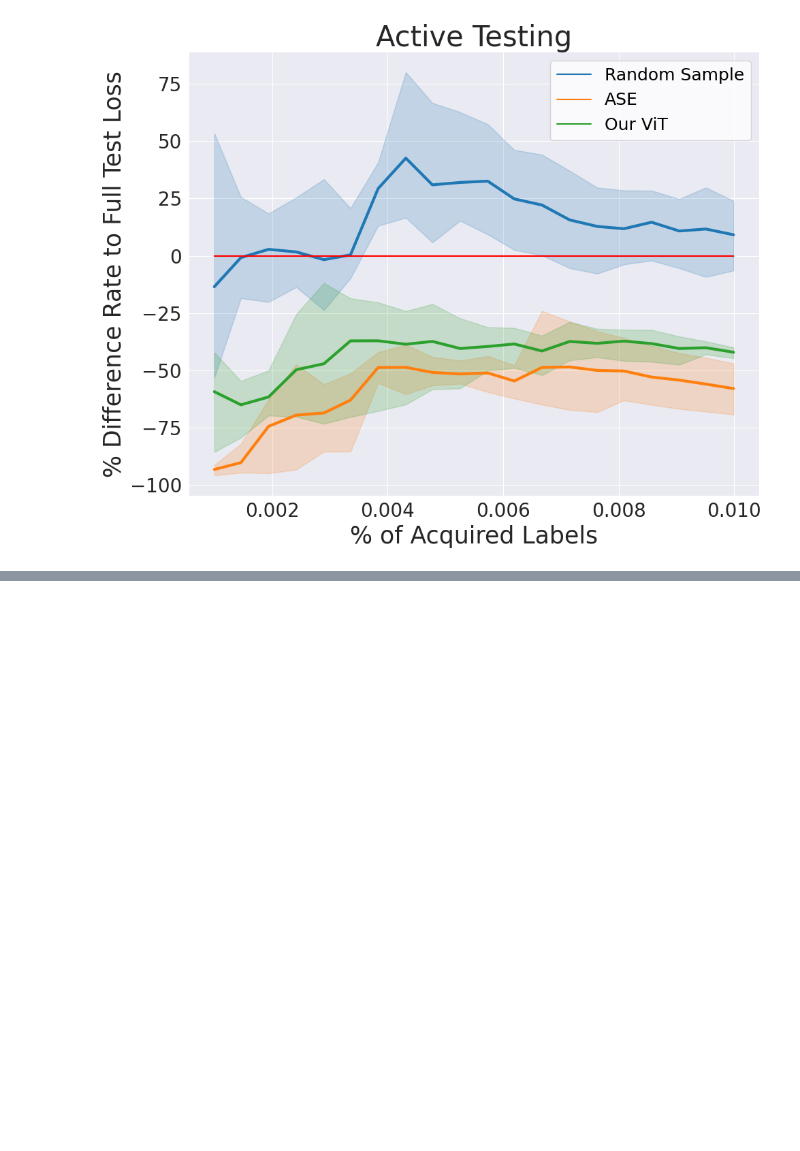
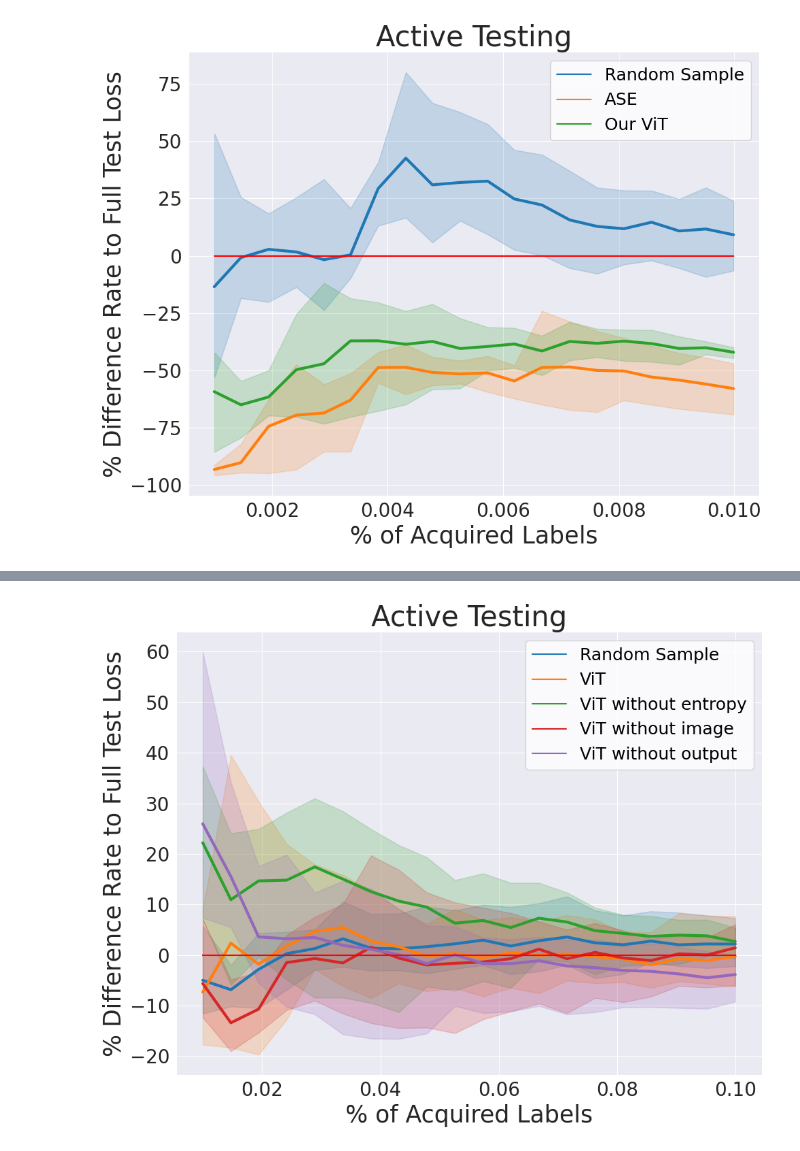
Before and after one commit to susanbao/pytorch-segmentation, a Jupyter notebook: active_testing_figure_simple.ipynb, the cells around one changed output, grey strips where cells are left out. Saved outputs shown, nothing was run; the diff lists cells and outputs as text; code cells hidden in the pictures; blank space fills up the shorter version.

```diff
--- a/active_testing_figure_simple.ipynb
+++ b/active_testing_figure_simple.ipynb
@@ -194,0 +243,17 @@ plot_all_diff_precentage_figure(results, test_whole_data, sample_size_threshold,
+# %%
+# 16x16, model input
+method_dict = {"random sample": "Random Sample", "ViT without entropy": "ViT without entropy", "ViT without image": "ViT without image", "ViT without output": "ViT without output", "ViT region": "ViT"}
+model_dataset = "UNet_VOC"
+base_path = f"./pro_data/{model_dataset}/val/"
+sample_size_threshold = np_read(base_path + "region_16_16_true_losses.npy").shape[0]
+result_json_path = f"./results/{model_dataset}/region_16_16_active_testing/"
+true_loss_estimation_path = result_json_path + "None.json"
+test_whole_data = read_baseline_data(true_loss_estimation_path)
+results = add_entries(result_json_path + "random_sample_3_runs.json")
+results =  results.append(add_entries(result_json_path + "ViT_range_region_runs_10000.json"),ignore_index=True)
+results =  results.append(add_entries(result_json_path + "ViT_without_entropy_runs_10000.json"),ignore_index=True)
+results =  results.append(add_entries(result_json_path + "ViT_without_image_runs_10000.json"),ignore_index=True)
+results =  results.append(add_entries(result_json_path + "ViT_without_output_runs_10000.json"),ignore_index=True)
+plot_all_diff_precentage_figure(results, test_whole_data, sample_size_threshold, "loss", x_label_name = "% of Acquired Labels")
+# %% [output]
+[figure, added]
```
Also changed, not shown: parts of 4 cells of this notebook, 3 other files.
